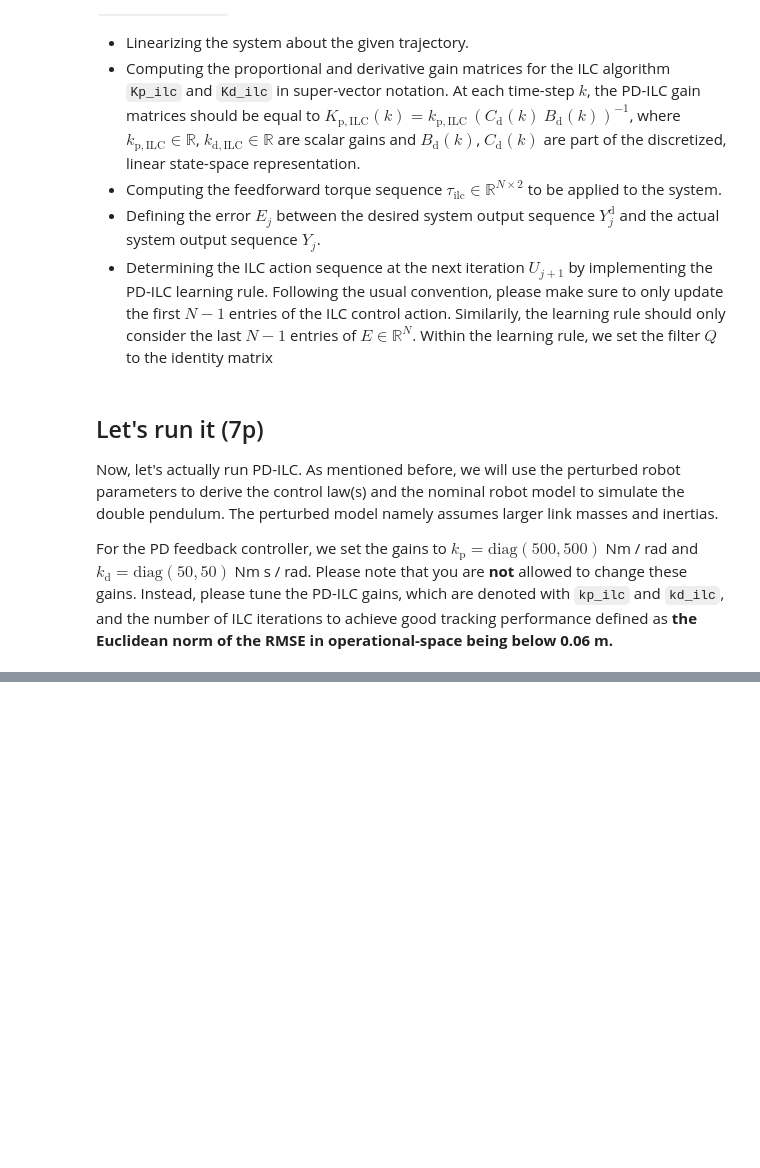
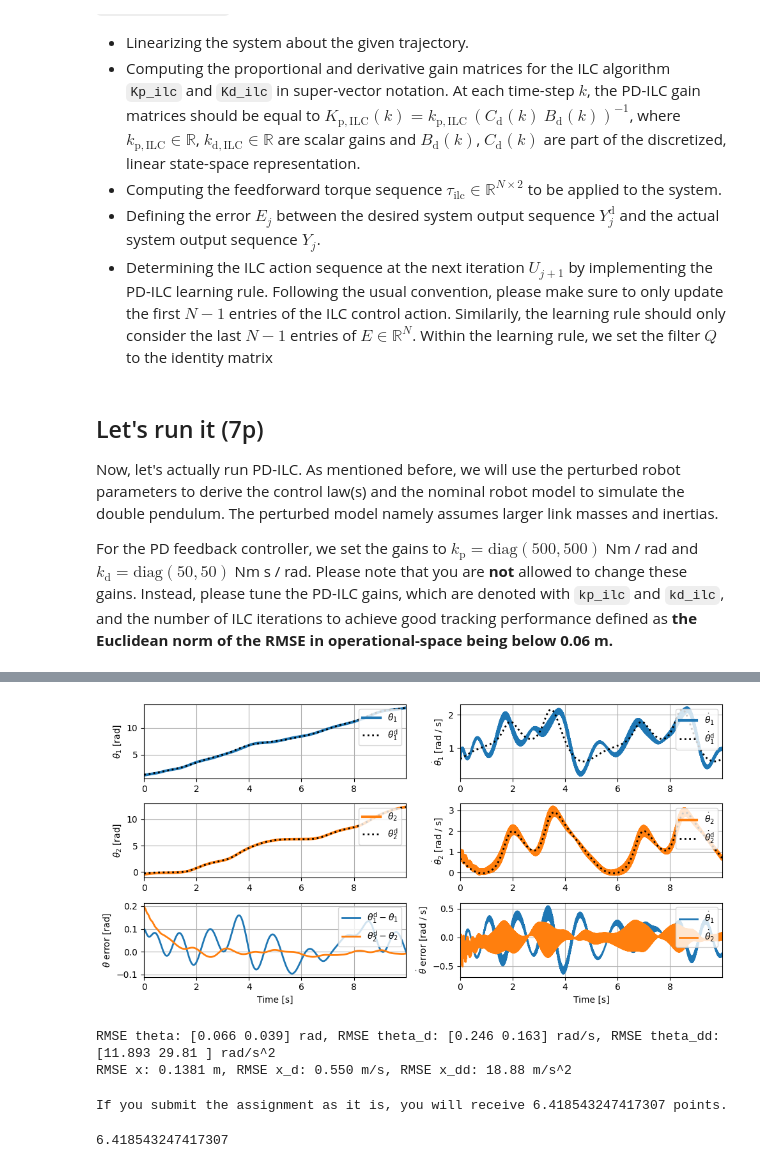
Before and after one commit to JasperBoogers/ics-pa-sv, a Jupyter notebook: assignment/problem_2/task_2d-2_pd_ilc.ipynb, the cells around one changed output, grey strips where cells are left out. Drawn from its saved outputs; the diff is of its cells as text; code cells hidden in the pictures; blank space fills up the shorter version.

```diff
--- a/assignment/problem_2/task_2d-2_pd_ilc.ipynb
+++ b/assignment/problem_2/task_2d-2_pd_ilc.ipynb
@@ -93,14 +93,17 @@ def blk_diag(a: jnp.ndarray) -> jnp.ndarray:
         # Assign the block saved in ith entry of `a` to the ith block-diagonal of `_b`
         # Hint: use `jax.lax.dynamic_update_slice` to update the entries of `_b`
         # YOUR CODE HERE
-        raise NotImplementedError()
+        n = a.shape[1]
+        o = a.shape[2]
+        _b = lax.dynamic_update_slice(_b, a[i,:,:], (n*i,o*i))
         return _b
 
     # Implement for loop to assign each block in `a` to the block-diagonal of `b`
     # Hint: use `jax.lax.fori_loop` and pass `assign_block_diagonal` as an argument
     b = jnp.zeros((a.shape[0] * a.shape[1], a.shape[0] * a.shape[2]))
     # YOUR CODE HERE
-    raise NotImplementedError()
+    m = a.shape[0]
+    b = lax.fori_loop(0, m, assign_block_diagonal, b)
 
     return b
 # %%
@@ -283,11 +312,13 @@ def run_pd_ilc(
     # It is not allowed to use `rp` here, as the controller is not allowed to have access to the
     # nominal robot model.
     # Hint: use a function from the `linearization.ipynb` notebook.
-    tau_eq_ts = jnp.zeros((N, 2))
-    Ad_ts, Bd_ts = jnp.zeros((N, 4, 4)), jnp.zeros((N, 4, 2))
-    Cd_ts, Dd_ts = jnp.zeros((N, 2, 4)), jnp.zeros((N, 2, 2))
+    # tau_eq_ts = jnp.zeros((N, 2))
+    # Ad_ts, Bd_ts = jnp.zeros((N, 4, 4)), jnp.zeros((N, 4, 2))
+    # Cd_ts, Dd_ts = jnp.zeros((N, 2, 4)), jnp.zeros((N, 2, 2))
     # YOUR CODE HERE
-    raise NotImplementedError()
+    tau_eq_ts, _, Bd_ts, Cd_ts, _ = linearize_closed_loop_fb_system_about_trajectory(
+        rp_perturbed, traj_ts, kp_fb, kd_fb
+    )
 
     # we estimate the ILC control action initially to be zero
     # the torque at the last time index is always zero and never applied to the system
@@ -306,7 +337,12 @@ def run_pd_ilc(
     Kd_ilc = kd_ilc * jnp.zeros_like(Kp_ilc)
 
     # YOUR CODE HERE
-    raise NotImplementedError()
+    prod = lambda a, b: linalg.inv(a @ b)
+    prod_vmapped = vmap(prod, 0, 0)
+    res = prod_vmapped(Cd_ts[:-1,:,:],Bd_ts[:-1,:,:])
+    Kp_ilc = blk_diag(kp_ilc*res)
+    Kd_ilc = blk_diag(kd_ilc*res)
+
 
     # this is the main loop for iterations
     ilc_its = lax.fori_loop(
@@ -371,9 +407,9 @@ def pd_ilc_iteration(
 
     # Compute the feedforward torque sequence tau_ilc_ts as a sum of
     # the equilbrium torque and the ILC control action
-    tau_ilc_ts = jnp.zeros_like(tau_eq_ts)
+    # tau_ilc_ts = jnp.zeros_like(tau_eq_ts)
     # YOUR CODE HERE
-    raise NotImplementedError()
+    tau_ilc_ts = tau_eq_ts + u_ts
 
     # simulate the system with the current control action
     sim_ts, ilc_its = apply_ilc_control_action_to_system(
@@ -390,9 +426,9 @@ def pd_ilc_iteration(
 
     # Call the PD-ILC learning rule
     # Hint: the sequence of link angles is stored in the `traj_ts` and `sim_ts` dictionaries.
-    u_nextit_ts = jnp.zeros_like(u_ts)
+    # u_nextit_ts = jnp.zeros_like(u_ts)
     # YOUR CODE HERE
-    raise NotImplementedError()
+    u_nextit_ts = learning_rule_pd_ilc(ilc_its["u_its"][it], sim_ts["th_ts"], traj_ts["th_ts"], Kp_ilc, Kd_ilc)
 
     # Store the ILC action for the next iteration in the dictionary
     ilc_its["u_nextit_ts"] = u_nextit_ts
@@ -464,15 +500,14 @@ th_0 = traj_ts["th_ts"][0] - jnp.array([0.1, 0.2])
 # %%
 # number of ILC iterations
 # please tune appropiately
-num_ilc_iterations = 10
+num_ilc_iterations = 15
 
 # ILC-PD controller gains
 # please tune appropiately
-kp_ilc = 0e0  # [Nm/rad]
-kd_ilc = 0e0  # [Nm s/rad]
+kp_ilc = 7e-5  # [Nm/rad]
+kd_ilc = 5e-3  # [Nm s/rad]
 
 # YOUR CODE HERE
-raise NotImplementedError()
 # %%
 ilc_its = run_pd_ilc(
     rp=rp,
@@ -538,23 +581,29 @@ if not AUTOGRADING:
 # %%
 # import feedback controller from controllers.ipynb
 from ipynb.fs.full.controllers import ctrl_fb_pd
 
 # First, extract the feed-forward torques from the last ILC iteration.
 # Then, simulate the system again using those torques and a PD feedback controller
 # and save the system states to `sim_ts`.
 # Hint: the feed-forward torques of shape (num_ilc_its, num_timesteps, 2) are accessible via
 # `ilc_its["tau_ilc_its"]` and should be passed to the `tau_ext_ts` argument of the simulation method.
 # YOUR CODE HERE
-raise NotImplementedError()
+tau_ext_ts = ilc_its["tau_ilc_its"][-1]
+ctrl_fb = partial(ctrl_fb_pd, kp=kp_fb, kd=kd_fb)
+sim_ts = simulate_robot(rp=rp, t_ts=t_ts, th_0=th_0, th_d_0=traj_ts["th_d_ts"][0],
+                        tau_ext_ts=tau_ext_ts, th_des_ts=traj_ts["th_ts"], th_d_des_ts=traj_ts["th_d_ts"],
+                        th_dd_des_ts=traj_ts["th_dd_ts"],ctrl_fb=ctrl_fb)
 
 # plot the configuration-space evolution
 plot_configuration_space_trajectory_following(
     traj_ts,
     sim_ts,
     filepath=str(
         outputs_dir / "task_2d-2_configuration_space_trajectory_following.pdf"
     ),
 )
+# %% [output]
+[figure, added]
 # %%
 rmse_th, rmse_th_d, rmse_th_dd = compute_configuration_space_rmse(traj_ts, sim_ts)
 rmse_x, rmse_x_d, rmse_x_dd = compute_operational_space_rmse(traj_ts, sim_ts)
@@ -577,6 +626,9 @@ with jnp.printoptions(precision=3):
         f"{jnp.linalg.norm(rmse_x_dd):.2f}",
         "m/s^2",
     )
+# %% [output]
+RMSE theta: [0.066 0.039] rad, RMSE theta_d: [0.246 0.163] rad/s, RMSE theta_dd: [11.893 29.81 ] rad/s^2
+RMSE x: 0.1381 m, RMSE x_d: 0.550 m/s, RMSE x_dd: 18.88 m/s^2
 # %%
 # DO NOT REMOVE OR MODIFY THIS CELL
 
@@ -594,6 +646,9 @@ print(
 
 
 grader_points
+# %% [output]
+If you submit the assignment as it is, you will receive 6.418543247417307 points.
+6.418543247417307
 # %%
 # animate this simulation
 if not AUTOGRADING:
```
Also changed, not shown: parts of 9 cells of this notebook, 2 other files.
